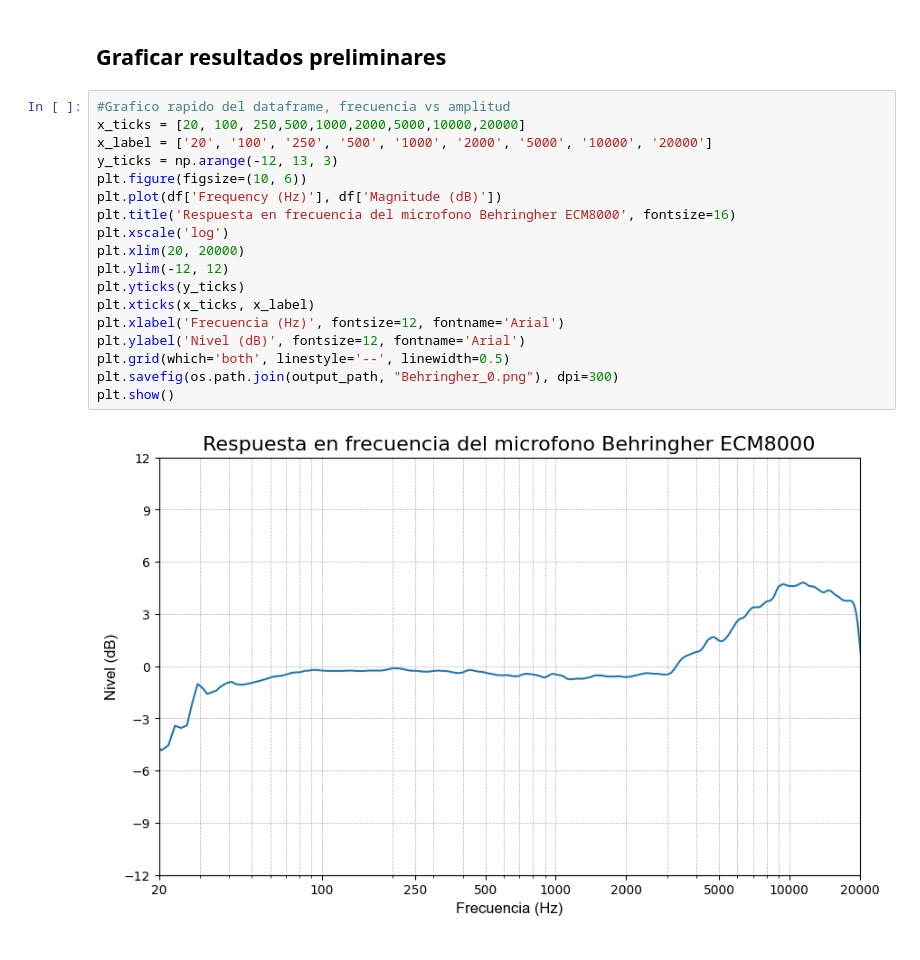
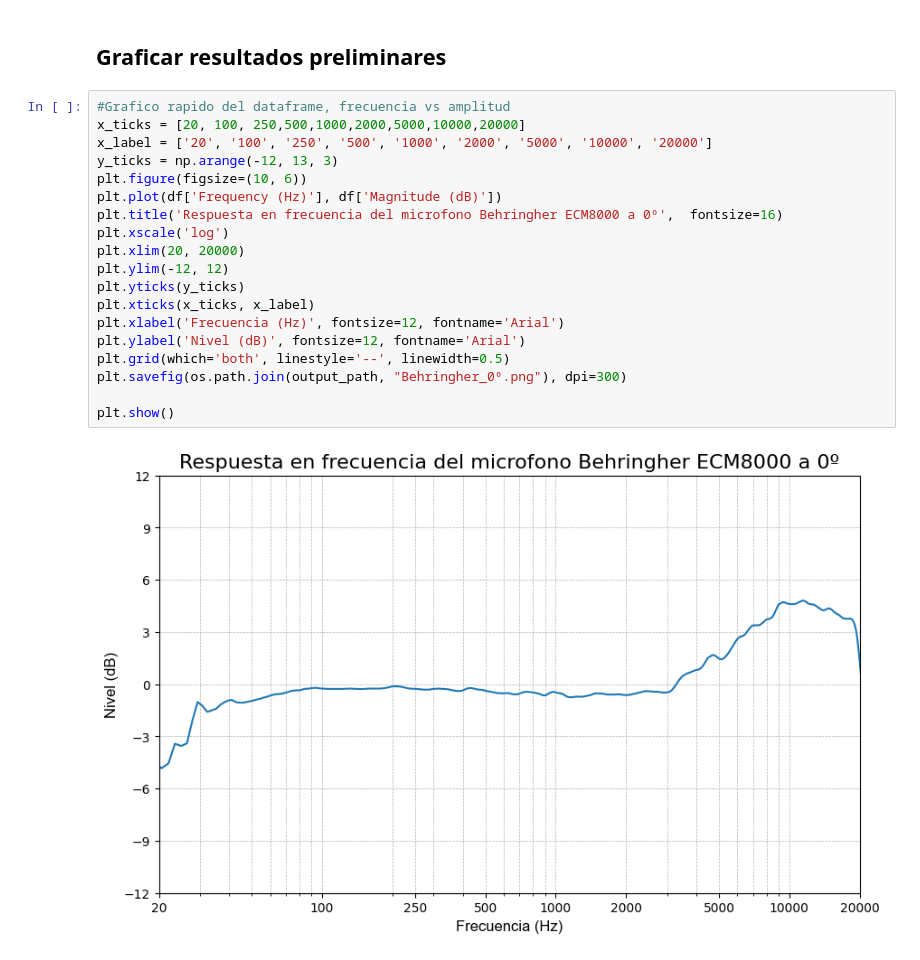
Before and after one commit to ferzalazar1/COMPUTACION-TAMABA, a Jupyter notebook: output/graficador_v1.ipynb, the cells around one changed output. Drawn from its saved outputs; the diff is of its cells as text.

```diff
--- a/output/graficador_v1.ipynb
+++ b/output/graficador_v1.ipynb
@@ -60,20 +55,21 @@ df
 # %%
 #Grafico rapido del dataframe, frecuencia vs amplitud
 x_ticks = [20, 100, 250,500,1000,2000,5000,10000,20000]
 x_label = ['20', '100', '250', '500', '1000', '2000', '5000', '10000', '20000']
 y_ticks = np.arange(-12, 13, 3)
 plt.figure(figsize=(10, 6))
 plt.plot(df['Frequency (Hz)'], df['Magnitude (dB)'])
-plt.title('Respuesta en frecuencia del microfono Behringher ECM8000', fontsize=16)
+plt.title('Respuesta en frecuencia del microfono Behringher ECM8000 a 0º',  fontsize=16)
 plt.xscale('log')
 plt.xlim(20, 20000)
 plt.ylim(-12, 12)
 plt.yticks(y_ticks)
 plt.xticks(x_ticks, x_label)
 plt.xlabel('Frecuencia (Hz)', fontsize=12, fontname='Arial')
 plt.ylabel('Nivel (dB)', fontsize=12, fontname='Arial')
 plt.grid(which='both', linestyle='--', linewidth=0.5)
-plt.savefig(os.path.join(output_path, "Behringher_0.png"), dpi=300)
+plt.savefig(os.path.join(output_path, "Behringher_0º.png"), dpi=300)
+
 plt.show()
 # %% [output]
-[figure, old version]
+[figure, new version]
```
Also changed, not shown: parts of 2 cells of this notebook.
